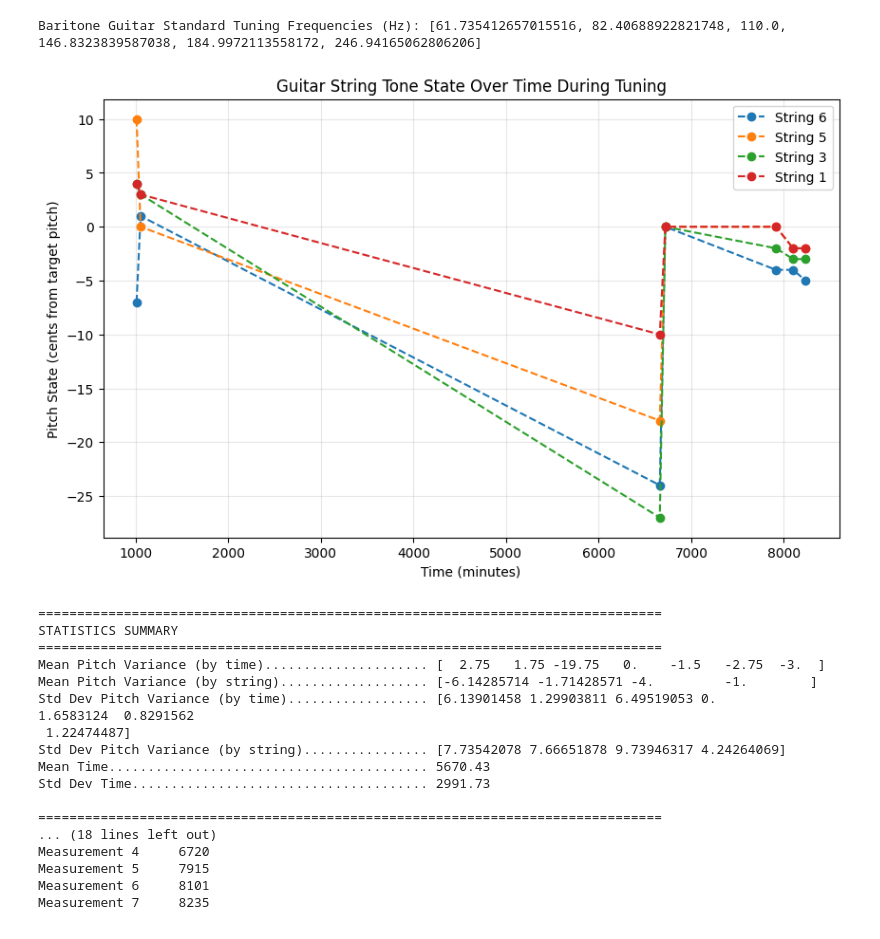
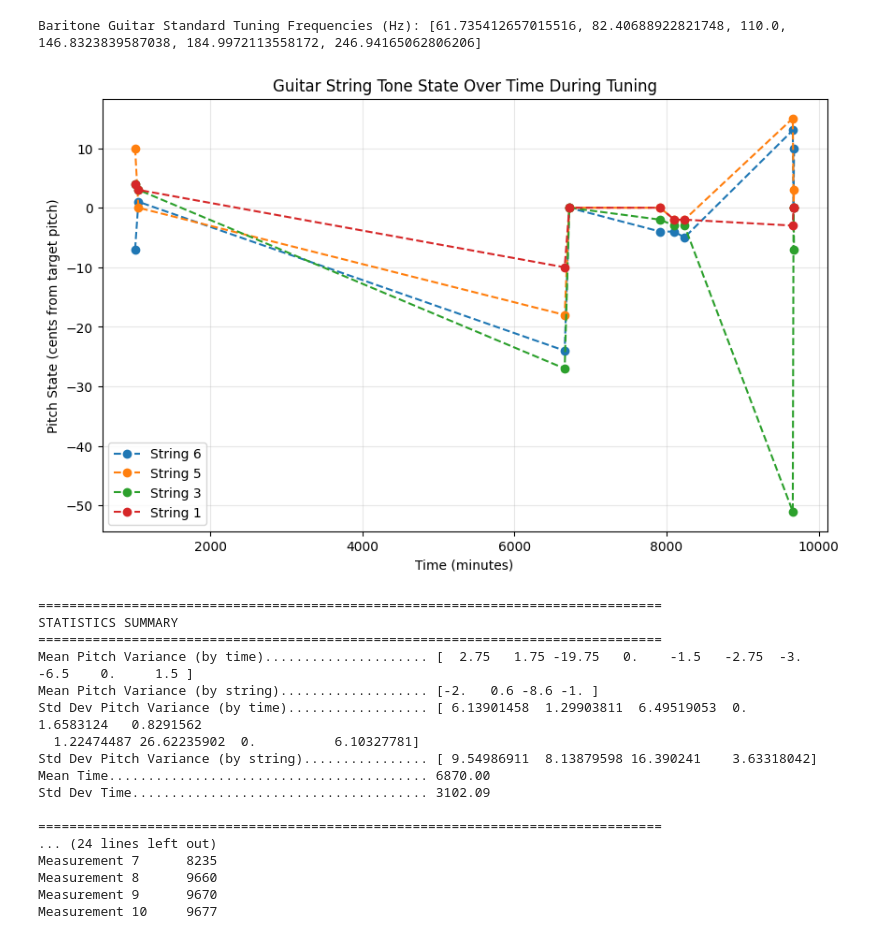
Before and after one commit to BigPadre/Guitar-Modeling, a Jupyter notebook: Stability Data.ipynb, the cells around one changed output. Cells and saved outputs as stored; diff of their text form; code cells hidden in the pictures.

```diff
--- a/Stability Data.ipynb
+++ b/Stability Data.ipynb
@@ -49,9 +49,9 @@ baritone_tuning_freqs=notes_to_freq(baritone_tuning_notes,octave_range_baritone,
 print("Baritone Guitar Standard Tuning Frequencies (Hz):", baritone_tuning_freqs)
 #for each string, pitch variance state(f2) is in cents from target pitch freq in hertz(f1)
 #base data
-times = [[0,16,49],[0,17,33],[4,15,0],[4,16,0],[5,11,55],[5,15,1],[5,17,15]]
-pitch_variance_state = np.array([[-7,10,4,4],[1,0,3,3],[-24,-18,-27,-10],[0,0,0,0],[-4,0,-2,0],[-4,-2,-3,-2],[-5,-2,-3,-2]])
-known_pitch_variance_state_uncert=np.array([[0,0,0,0],[0,0,0,0],[0,0,0,0],[2,2,2,2],[1,2,2,1],[1,2,1,1],[1,1,1,0]])
+times = [[0,16,49],[0,17,33],[4,15,0],[4,16,0],[5,11,55],[5,15,1],[5,17,15],[6,17,00],[6,17,10],[6,17,17]]
+pitch_variance_state = np.array([[-7,10,4,4],[1,0,3,3],[-24,-18,-27,-10],[0,0,0,0],[-4,0,-2,0],[-4,-2,-3,-2],[-5,-2,-3,-2],[13,15,-51,-3],[0,0,0,0],[10,3,-7,0]])
+known_pitch_variance_state_uncert=np.array([[0,0,0,0],[0,0,0,0],[0,0,0,0],[2,2,2,2],[1,2,2,1],[1,2,1,1],[1,1,1,0],[1,1,1,1],[2,2,2,1],[1,1,1,1]])
 # Convert times to minutes
 times_min = np.array(times)[:,0]*24*60 + np.array(times)[:,1]*60 + np.array(times)[:,2]
 
@@ -108,48 +108,48 @@ print("\n" + "="*80)
 print("STATISTICS SUMMARY")
 print("="*80)
 for metric, value in zip(stats_data['Metric'], stats_data['Values']):
     if isinstance(value, np.ndarray):
         print(f"{metric:.<50} {value}")
     else:
         print(f"{metric:.<50} {value:.2f}")
 
 # Also create a DataFrame for better formatting
 print("\n" + "="*80)
 print("PITCH VARIANCE STATE BY MEASUREMENT")
 print("="*80)
 measurement_df = pd.DataFrame(
     pitch_variance_state,
     columns=['String 6', 'String 5', 'String 3', 'String 1'],
     index=[f'Measurement {i+1}' for i in range(len(times))]
 )
 print(measurement_df)
 
 print("\n" + "="*80)
 print("MEASUREMENT TIMES (minutes)")
 print("="*80)
 time_df = pd.DataFrame(
     times_min,
     columns=['Minutes'],
     index=[f'Measurement {i+1}' for i in range(len(times))]
 )
 print(time_df)
 # %% [output]
 Baritone Guitar Standard Tuning Frequencies (Hz): [61.735412657015516, 82.40688922821748, 110.0, 146.8323839587038, 184.9972113558172, 246.94165062806206]
-[figure, old version]
+[figure, new version]
 ================================================================================
 STATISTICS SUMMARY
 ================================================================================
-Mean Pitch Variance (by time)..................... [  2.75   1.75 -19.75   0.    -1.5   -2.75  -3.  ]
-Mean Pitch Variance (by string)................... [-6.14285714 -1.71428571 -4.         -1.        ]
-Std Dev Pitch Variance (by time).................. [6.13901458 1.29903811 6.49519053 0.         1.6583124  0.8291562
- 1.22474487]
-Std Dev Pitch Variance (by string)................ [7.73542078 7.66651878 9.73946317 4.24264069]
-Mean Time......................................... 5670.43
-Std Dev Time...................................... 2991.73
+Mean Pitch Variance (by time)..................... [  2.75   1.75 -19.75   0.    -1.5   -2.75  -3.    -6.5    0.     1.5 ]
+Mean Pitch Variance (by string)................... [-2.   0.6 -8.6 -1. ]
+Std Dev Pitch Variance (by time).................. [ 6.13901458  1.29903811  6.49519053  0.          1.6583124   0.8291562
+  1.22474487 26.62235902  0.          6.10327781]
+Std Dev Pitch Variance (by string)................ [ 9.54986911  8.13879598 16.390241    3.63318042]
+Mean Time......................................... 6870.00
+Std Dev Time...................................... 3102.09
 
 ================================================================================
-... (18 lines left out)
-Measurement 4     6720
-Measurement 5     7915
-Measurement 6     8101
-Measurement 7     8235
+... (24 lines left out)
+Measurement 7      8235
+Measurement 8      9660
+Measurement 9      9670
+Measurement 10     9677
```
Also changed, not shown: parts of 1 cell of this notebook.
